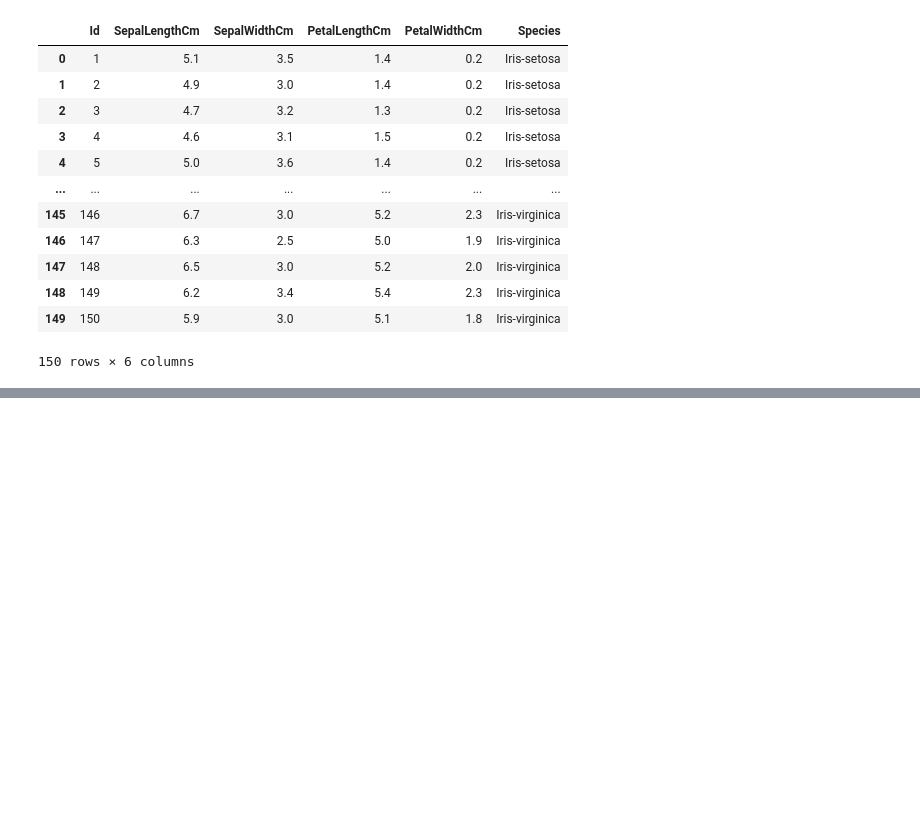
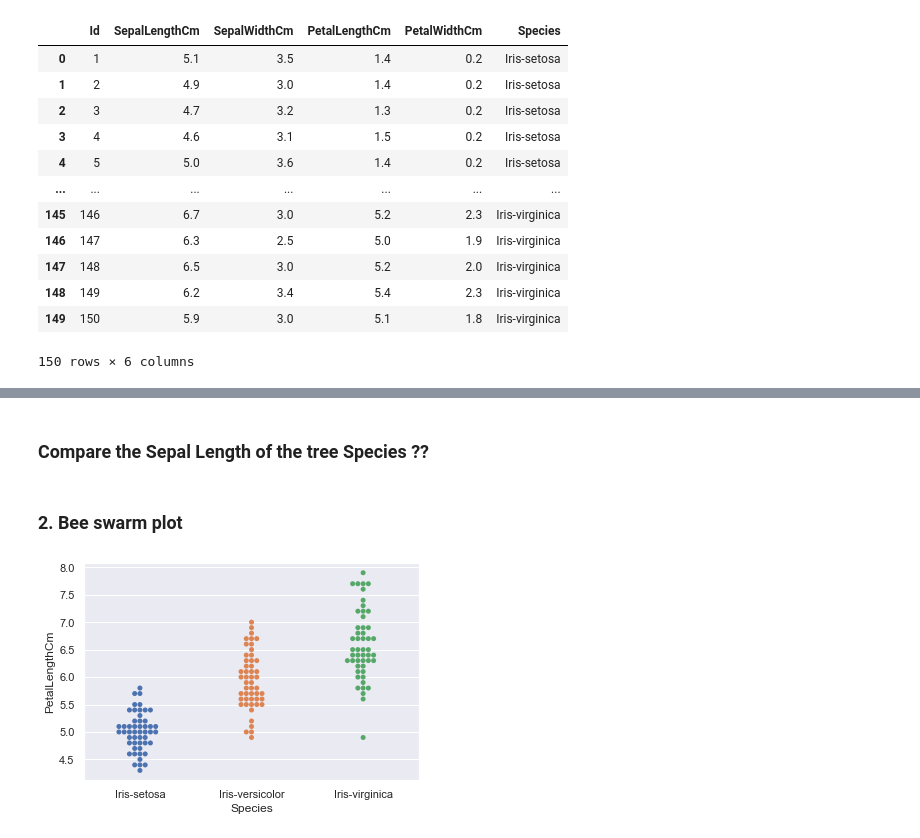
Before and after one commit to aalouane/Statistical-in-Python, a Jupyter notebook: Statistical Thinking in Python/Chapter 1.ipynb, the cells around one changed output, grey strips where cells are left out. Cells and saved outputs as stored; diff of their text form; code cells hidden in the pictures; blank space fills up the shorter version.

```diff
--- a/Statistical Thinking in Python/Chapter 1.ipynb
+++ b/Statistical Thinking in Python/Chapter 1.ipynb
@@ -238,0 +262,13 @@ iris
+# %% [markdown]
+### Compare the Sepal Length of the tree Species ??
+# %% [markdown]
+### 2. Bee swarm plot
+# %%
+_ = sns.swarmplot(x='Species', y='SepalLengthCm', data=iris)
+
+_ = plt.xlabel('Species')
+_ = plt.ylabel('PetalLengthCm')
+
+_ = plt.show()
+# %% [output]
+[figure, added]
```
Also changed, not shown: parts of 4 cells of this notebook, 1 other file.
